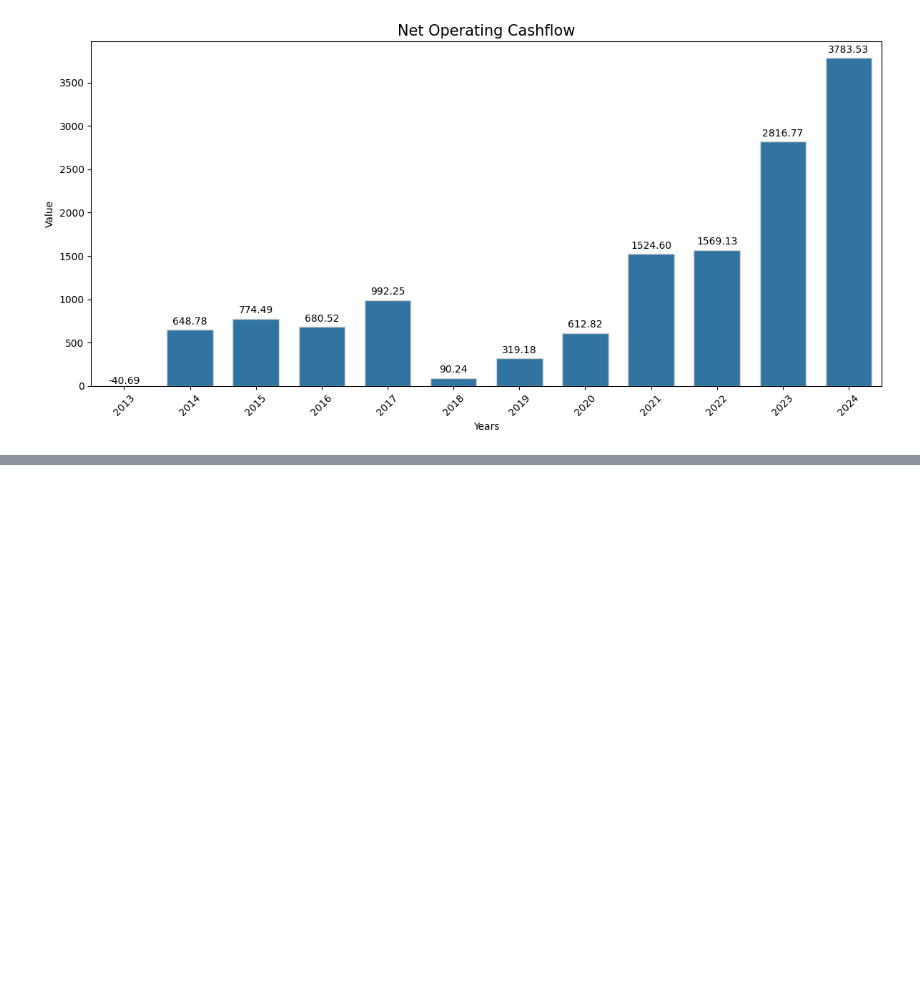
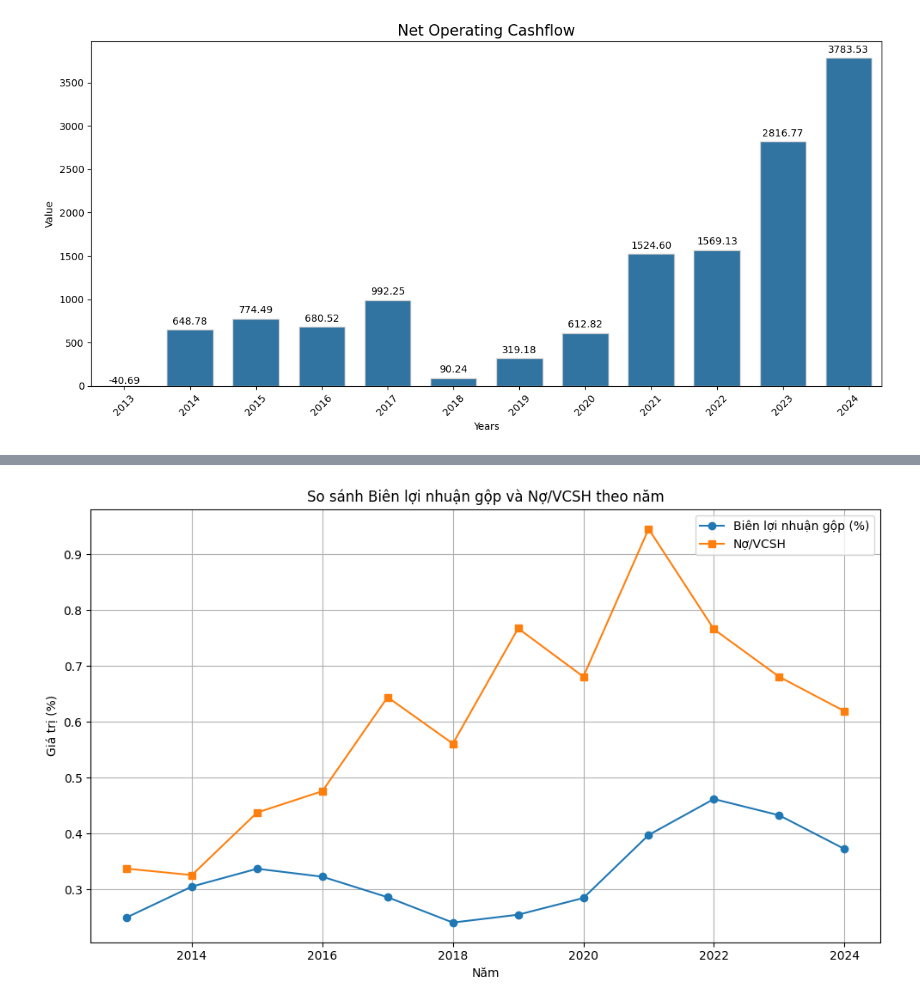
Before and after one commit to gahoccode/Jupyter, a Jupyter notebook: studies.ipynb, the cells around one changed output, grey strips where cells are left out. Saved outputs shown, nothing was run; the diff lists cells and outputs as text; code cells hidden in the pictures; blank space fills up the shorter version.

```diff
--- a/studies.ipynb
+++ b/studies.ipynb
@@ -967,0 +1049,20 @@ fig.write_image("./outputs/cash_flow_chart.png")  # Requires kaleido package
+# %%
+import matplotlib.pyplot as plt
+
+# Select the two columns
+col1 = ('Chỉ tiêu khả năng sinh lợi', 'Biên lợi nhuận gộp (%)')
+col2 = ('Chỉ tiêu cơ cấu nguồn vốn', 'Nợ/VCSH')
+
+# Plot
+plt.figure(figsize=(10, 6))
+plt.plot(Ratio_plot.index, Ratio_plot[col1], marker='o', label='Biên lợi nhuận gộp (%)')
+plt.plot(Ratio_plot.index, Ratio_plot[col2], marker='s', label='Nợ/VCSH')
+plt.xlabel('Năm')
+plt.ylabel('Giá trị (%)')
+plt.title('So sánh Biên lợi nhuận gộp và Nợ/VCSH theo năm')
+plt.legend()
+plt.grid(True)
+plt.tight_layout()
+plt.show()
+# %% [output]
+[figure, added]
```
Also changed, not shown: parts of 9 cells of this notebook.
